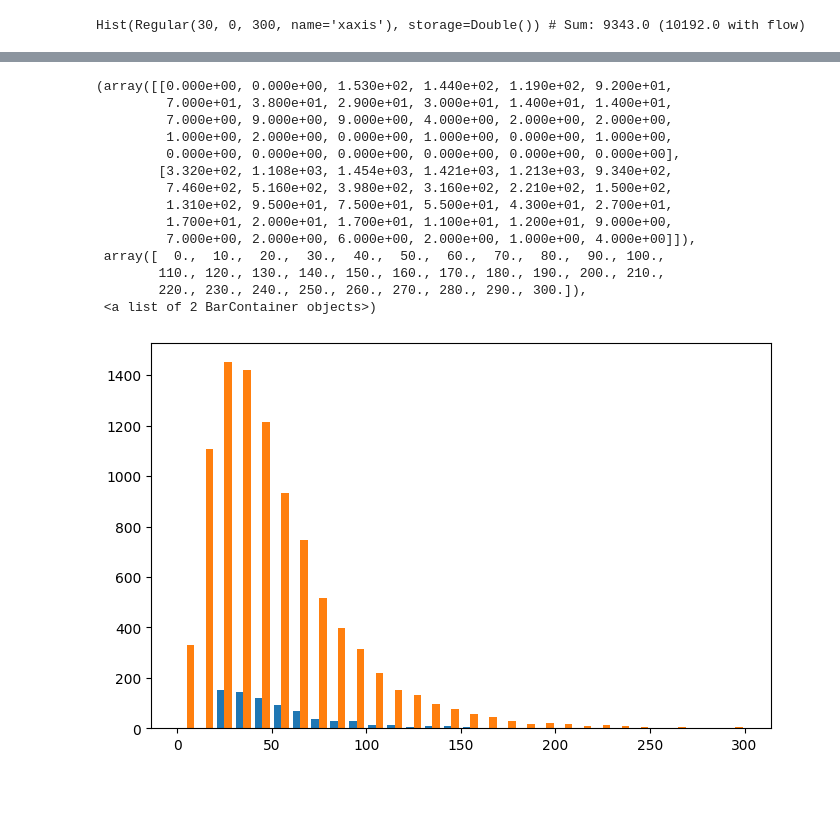
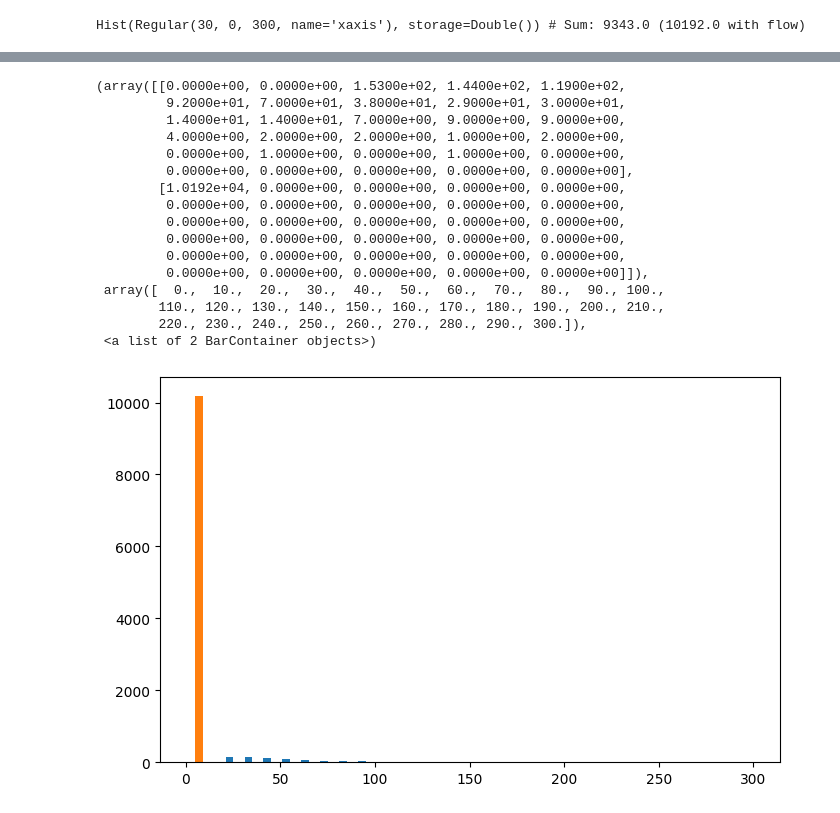
Before and after one commit to jthiema/Top-Quark-Spin-Correlations, a Jupyter notebook: Plotting/response_matrices.ipynb, the cells around one changed output, grey strips where cells are left out. Saved outputs shown, nothing was run; the diff lists cells and outputs as text; code cells hidden in the pictures.

Commit message:
added plotting jupyter-notebooks

```diff
--- a/Plotting/response_matrices.ipynb
+++ b/Plotting/response_matrices.ipynb
@@ -114,6 +150,6 @@ Hist(Regular(30, 0, 300, name='xaxis'), storage=Double()) # Sum: 1.7174576258781
 # %%
-gen_names = hist_out.keys(filter_name="/all_gen/")
+gen_names = hist_out.keys(filter_name="/gen/") #t_pt
 # %%
 reco_names = [[] for n in range(len(gen_names))]
 for i in range(len(gen_names)):
-    reco_names[i] = gen_names[i].strip("all_").strip(";1").strip("gen").strip("_")
+    reco_names[i] = gen_names[i].strip("gen").strip(";1").strip("_")
@@ -140,26 +176,28 @@ hist_out.keys()
 # %%
 h_reco = minitree['Step8'][reco_names[0]].array()
-h_gen = minitree['Step0']['gen_lep_pt_0'].array()
+h_gen = minitree['Step0']['gen_top_pt_0'].array()
 bins = hist_out[reco_names[0]].to_numpy()[1]
 fig_rvg, ax_rvg = plt.subplots(figsize=(8, 5))
 
 #ax_rvg.hist(h_gen)
 ax_rvg.hist([h_reco, h_gen], bins)
 #
 #plt.show()
 # %% [output]
-(array([[0.000e+00, 0.000e+00, 1.530e+02, 1.440e+02, 1.190e+02, 9.200e+01,
-         7.000e+01, 3.800e+01, 2.900e+01, 3.000e+01, 1.400e+01, 1.400e+01,
-         7.000e+00, 9.000e+00, 9.000e+00, 4.000e+00, 2.000e+00, 2.000e+00,
-         1.000e+00, 2.000e+00, 0.000e+00, 1.000e+00, 0.000e+00, 1.000e+00,
-         0.000e+00, 0.000e+00, 0.000e+00, 0.000e+00, 0.000e+00, 0.000e+00],
-        [3.320e+02, 1.108e+03, 1.454e+03, 1.421e+03, 1.213e+03, 9.340e+02,
-         7.460e+02, 5.160e+02, 3.980e+02, 3.160e+02, 2.210e+02, 1.500e+02,
-         1.310e+02, 9.500e+01, 7.500e+01, 5.500e+01, 4.300e+01, 2.700e+01,
-         1.700e+01, 2.000e+01, 1.700e+01, 1.100e+01, 1.200e+01, 9.000e+00,
-         7.000e+00, 2.000e+00, 6.000e+00, 2.000e+00, 1.000e+00, 4.000e+00]]),
+(array([[0.0000e+00, 0.0000e+00, 1.5300e+02, 1.4400e+02, 1.1900e+02,
+         9.2000e+01, 7.0000e+01, 3.8000e+01, 2.9000e+01, 3.0000e+01,
+         1.4000e+01, 1.4000e+01, 7.0000e+00, 9.0000e+00, 9.0000e+00,
+         4.0000e+00, 2.0000e+00, 2.0000e+00, 1.0000e+00, 2.0000e+00,
+         0.0000e+00, 1.0000e+00, 0.0000e+00, 1.0000e+00, 0.0000e+00,
+         0.0000e+00, 0.0000e+00, 0.0000e+00, 0.0000e+00, 0.0000e+00],
+        [1.0192e+04, 0.0000e+00, 0.0000e+00, 0.0000e+00, 0.0000e+00,
+         0.0000e+00, 0.0000e+00, 0.0000e+00, 0.0000e+00, 0.0000e+00,
+         0.0000e+00, 0.0000e+00, 0.0000e+00, 0.0000e+00, 0.0000e+00,
+         0.0000e+00, 0.0000e+00, 0.0000e+00, 0.0000e+00, 0.0000e+00,
+         0.0000e+00, 0.0000e+00, 0.0000e+00, 0.0000e+00, 0.0000e+00,
+         0.0000e+00, 0.0000e+00, 0.0000e+00, 0.0000e+00, 0.0000e+00]]),
  array([  0.,  10.,  20.,  30.,  40.,  50.,  60.,  70.,  80.,  90., 100.,
         110., 120., 130., 140., 150., 160., 170., 180., 190., 200., 210.,
         220., 230., 240., 250., 260., 270., 280., 290., 300.]),
  <a list of 2 BarContainer objects>)
-[figure, old version]
+[figure, new version]
```
Also changed, not shown: parts of 9 cells of this notebook.
